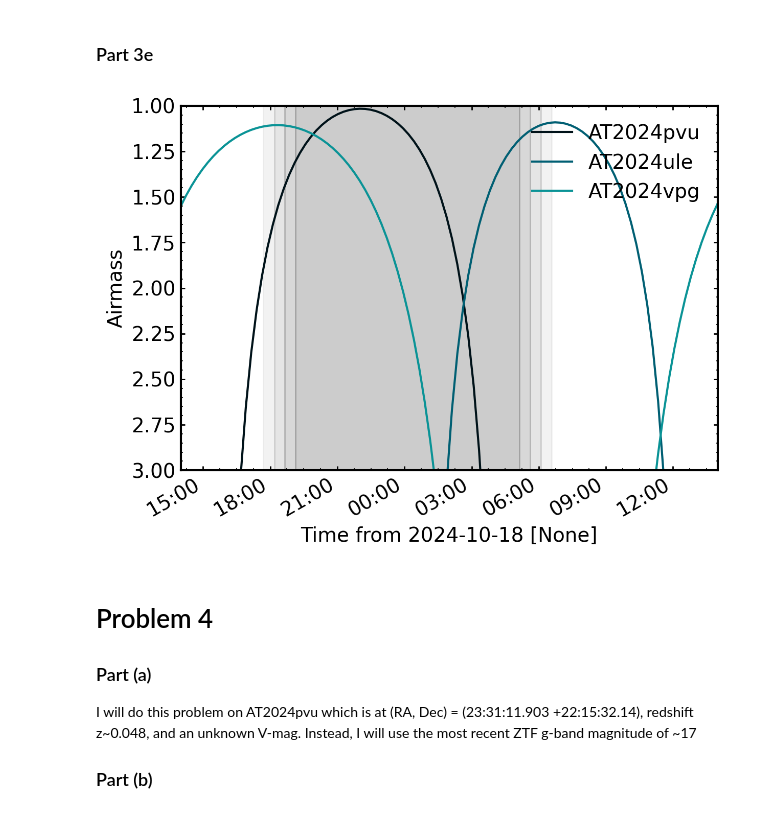
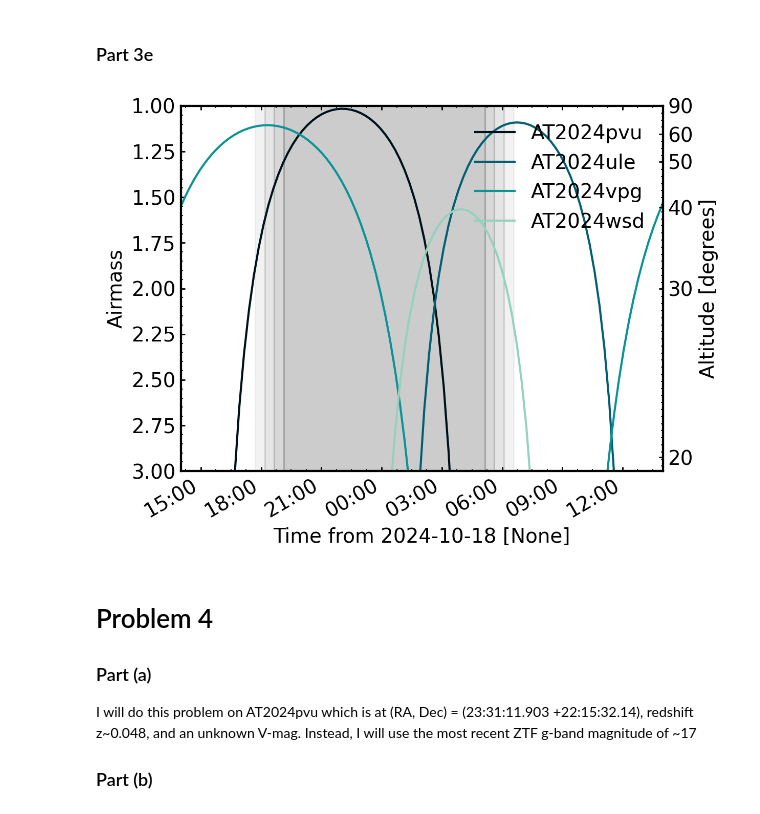
Before and after one commit to noahfranz13/SO-Classes, a Jupyter notebook: ASTR518/Franz_ASTR518_HW2.ipynb, the cells around one changed output. Saved outputs shown, nothing was run; the diff lists cells and outputs as text; code cells hidden in the pictures.

Commit message:
ass 24wsd to airmass plot

```diff
--- a/ASTR518/Franz_ASTR518_HW2.ipynb
+++ b/ASTR518/Franz_ASTR518_HW2.ipynb
@@ -189,10 +189,14 @@ ule = planner.FixedTarget(name='AT2024ule', coord=ule_coords)
 vpg_coords = SkyCoord("19:47:23.194", "+57:35:28.84", unit=("hour", "deg"))
 vpg = planner.FixedTarget(name='AT2024vpg', coord=vpg_coords)
 
+wsd_coords = SkyCoord("05:26:38.327", "-17:54:54.60", unit=("hour", "deg"))
+wsd = planner.FixedTarget(name="AT2024wsd", coord=wsd_coords)
+
 targets = dict(
     AT2024pvu = pvu,
     AT2024ule = ule,
-    AT2024vpg = vpg
+    AT2024vpg = vpg,
+    AT2024wsd = wsd,
 )
 # %%
 for name, t in targets.items():
@@ -294,22 +301,23 @@ Since these exposure times are so short, a good observing plan would be somethin
 # %%
 fig, ax = plt.subplots()
 
 ax = plot_airmass(
     list(targets.values()),
     obs,
     obs_date.to_datetime(timezone=tz),
     ax=ax,
     use_local_tz=True,
-    brightness_shading=True
+    brightness_shading=True,
+    altitude_yaxis=True
 )
 
 ax.legend(loc=1, bbox_to_anchor=(1, 1))
 
 fig.savefig("airmass-plot.png")
 
 fig.show()
 # %% [output]
-[figure, old version]
+[figure, new version]
 # %% [markdown]
 # Problem 4
 
```
Also changed, not shown: parts of 4 cells of this notebook, 1 other file.
